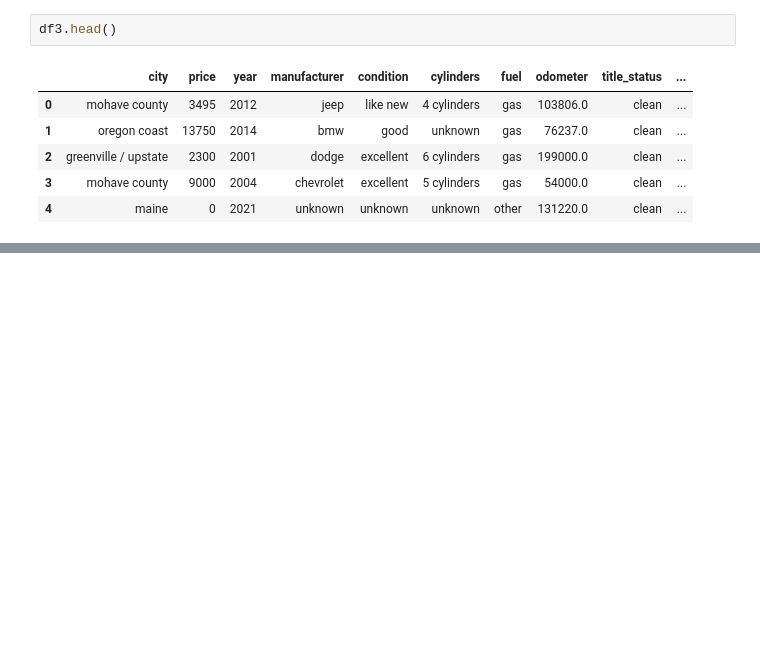
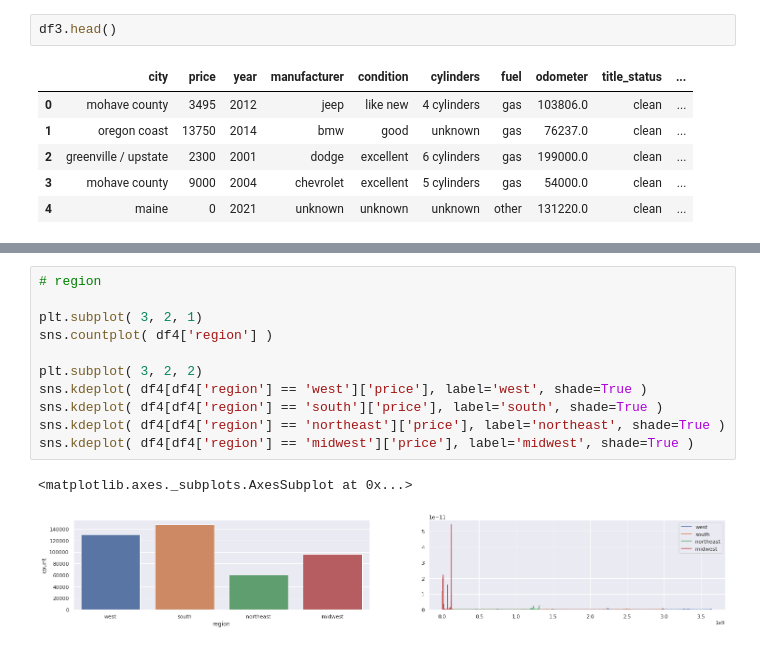
Before and after one commit to panambY/Used_Car_Price, a Jupyter notebook: Used_Car_Price.ipynb, the cells around one changed output, grey strips where cells are left out. Saved outputs shown, nothing was run; the diff lists cells and outputs as text; blank space fills up the shorter version.

```diff
--- a/Used_Car_Price.ipynb
+++ b/Used_Car_Price.ipynb
@@ -787,0 +1002,14 @@ df3.head()
+# %%
+# region
+
+plt.subplot( 3, 2, 1)
+sns.countplot( df4['region'] )
+
+plt.subplot( 3, 2, 2)
+sns.kdeplot( df4[df4['region'] == 'west']['price'], label='west', shade=True )
+sns.kdeplot( df4[df4['region'] == 'south']['price'], label='south', shade=True )
+sns.kdeplot( df4[df4['region'] == 'northeast']['price'], label='northeast', shade=True )
+sns.kdeplot( df4[df4['region'] == 'midwest']['price'], label='midwest', shade=True )
+# %% [output]
+<matplotlib.axes._subplots.AxesSubplot at 0x...>
+[figure, added]
```
Also changed, not shown: parts of 40 cells of this notebook.
